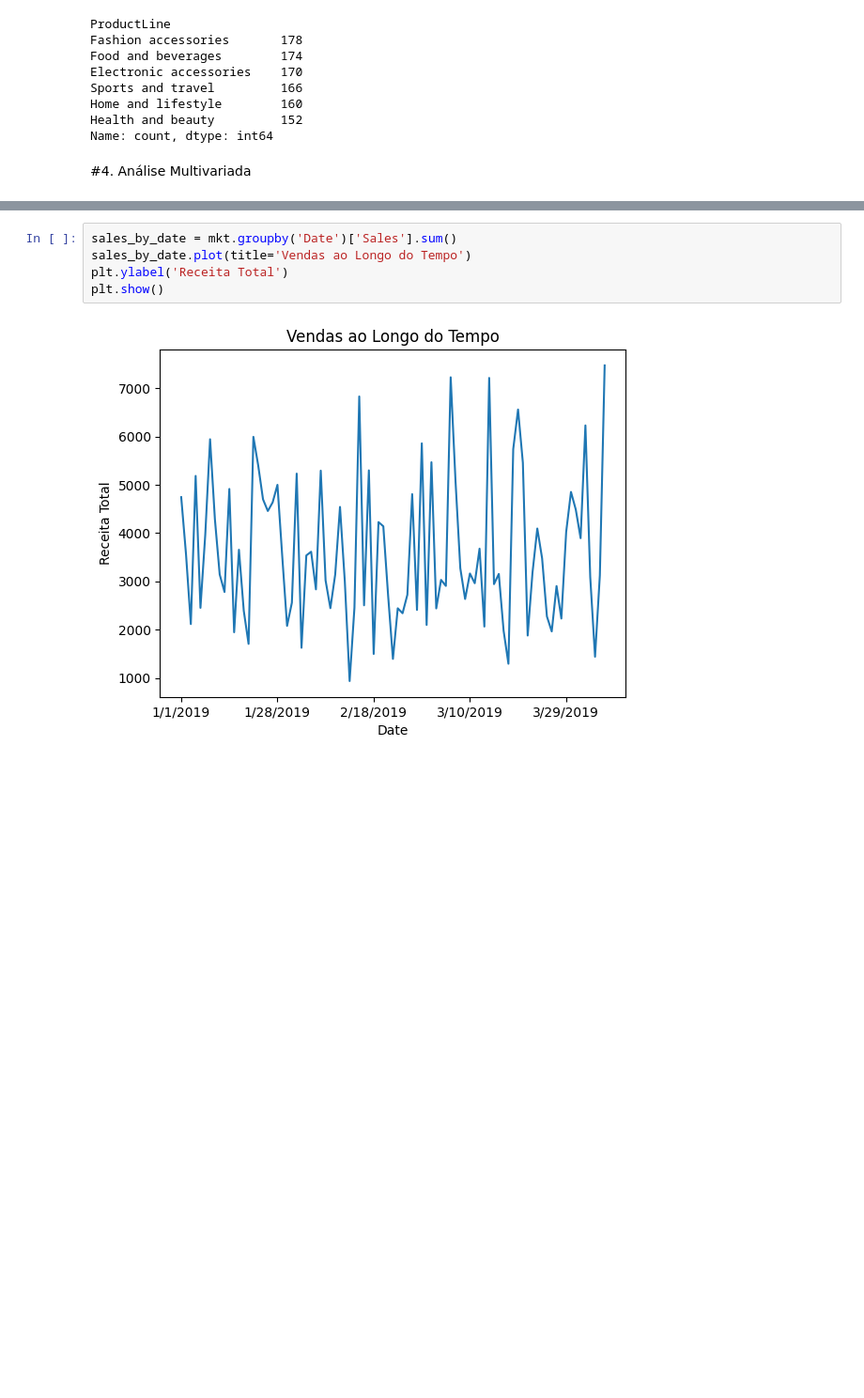
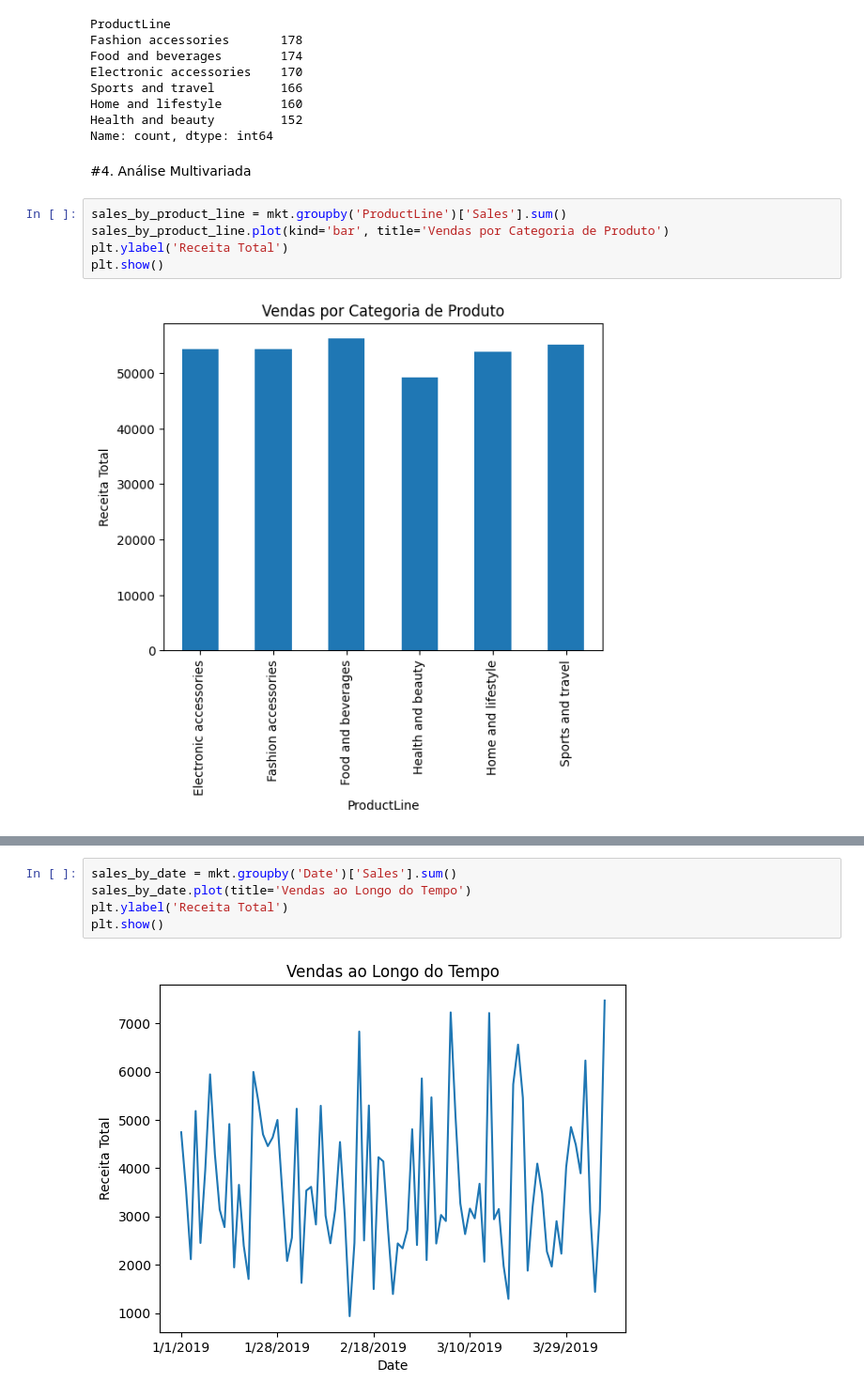
Before and after one commit to LuizPH0/An-lise_Vendas_no_Varejo, a Jupyter notebook: Projeto_Análise_de_Vendas_no_Varejo.ipynb, the cells around one changed output, grey strips where cells are left out. Shown at 94% size. Cells and saved outputs as stored; diff of their text form; blank space fills up the shorter version.

```diff
--- a/Projeto_Análise_de_Vendas_no_Varejo.ipynb
+++ b/Projeto_Análise_de_Vendas_no_Varejo.ipynb
@@ -114,3 +107,10 @@ Health and beauty         152
 Name: count, dtype: int64
 # %% [markdown]
 #4. Análise Multivariada
+# %%
+sales_by_product_line = mkt.groupby('ProductLine')['Sales'].sum()
+sales_by_product_line.plot(kind='bar', title='Vendas por Categoria de Produto')
+plt.ylabel('Receita Total')
+plt.show()
+# %% [output]
+[figure, added]
```
Also changed, not shown: parts of 3 cells of this notebook.
